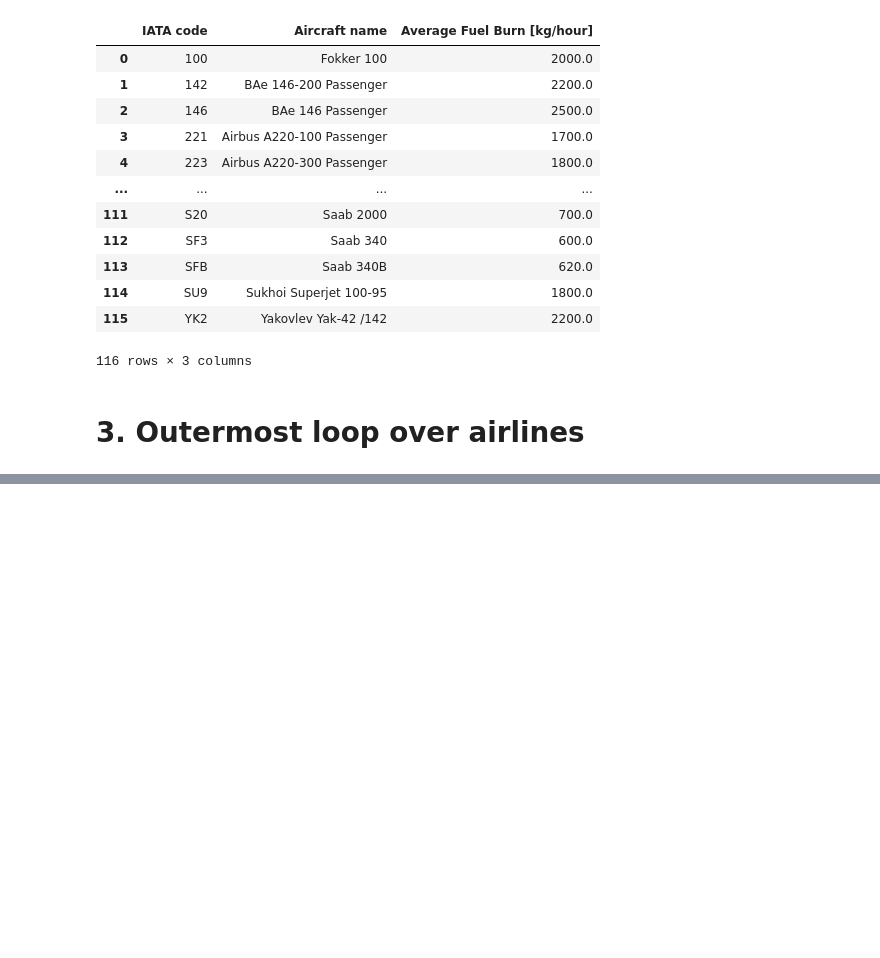
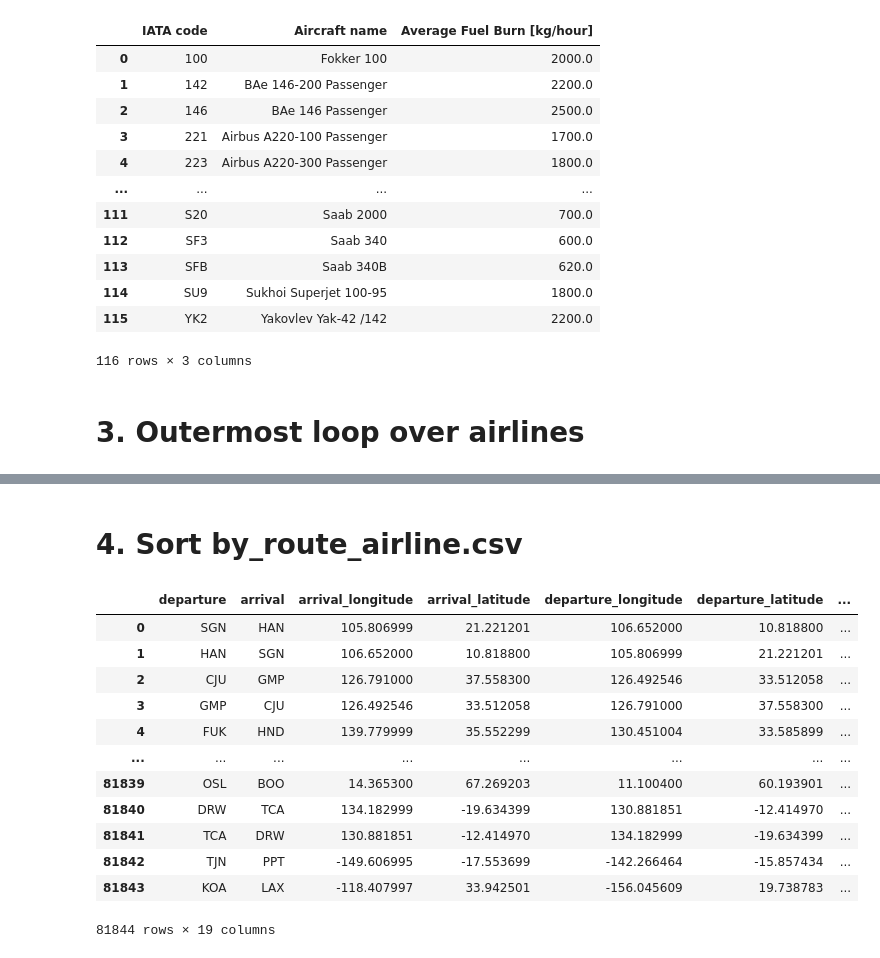
Before and after one commit to jorgecardleitao/aviation, a Jupyter notebook: plots/fuel_burn.ipynb, the cells around one changed output, grey strips where cells are left out. Saved outputs shown, nothing was run; the diff lists cells and outputs as text; code cells hidden in the pictures; blank space fills up the shorter version.

```diff
--- a/plots/fuel_burn.ipynb
+++ b/plots/fuel_burn.ipynb
@@ -138,0 +142,20 @@ new
+# %% [markdown]
+# 4. Sort by_route_airline.csv
+# %%
+df2 = pd.read_csv("../data/by_route_airline.csv")
+df2["idx"] = np.zeros(len(df2), dtype=int)
+df2
+# %% [output]
+|  | departure | arrival | arrival_longitude | arrival_latitude | departure_longitude | departure_latitude | ... |
+| 0 | SGN | HAN | 105.806999 | 21.221201 | 106.652000 | 10.818800 | ... |
+| 1 | HAN | SGN | 106.652000 | 10.818800 | 105.806999 | 21.221201 | ... |
+| 2 | CJU | GMP | 126.791000 | 37.558300 | 126.492546 | 33.512058 | ... |
+| 3 | GMP | CJU | 126.492546 | 33.512058 | 126.791000 | 37.558300 | ... |
+| 4 | FUK | HND | 139.779999 | 35.552299 | 130.451004 | 33.585899 | ... |
+| ... | ... | ... | ... | ... | ... | ... | ... |
+| 81839 | OSL | BOO | 14.365300 | 67.269203 | 11.100400 | 60.193901 | ... |
+| 81840 | DRW | TCA | 134.182999 | -19.634399 | 130.881851 | -12.414970 | ... |
+| 81841 | TCA | DRW | 130.881851 | -12.414970 | 134.182999 | -19.634399 | ... |
+| 81842 | TJN | PPT | -149.606995 | -17.553699 | -142.266464 | -15.857434 | ... |
+| 81843 | KOA | LAX | -118.407997 | 33.942501 | -156.045609 | 19.738783 | ... |
+81844 rows × 19 columns
```
Also changed, not shown: parts of 9 cells of this notebook, 4 other files.
